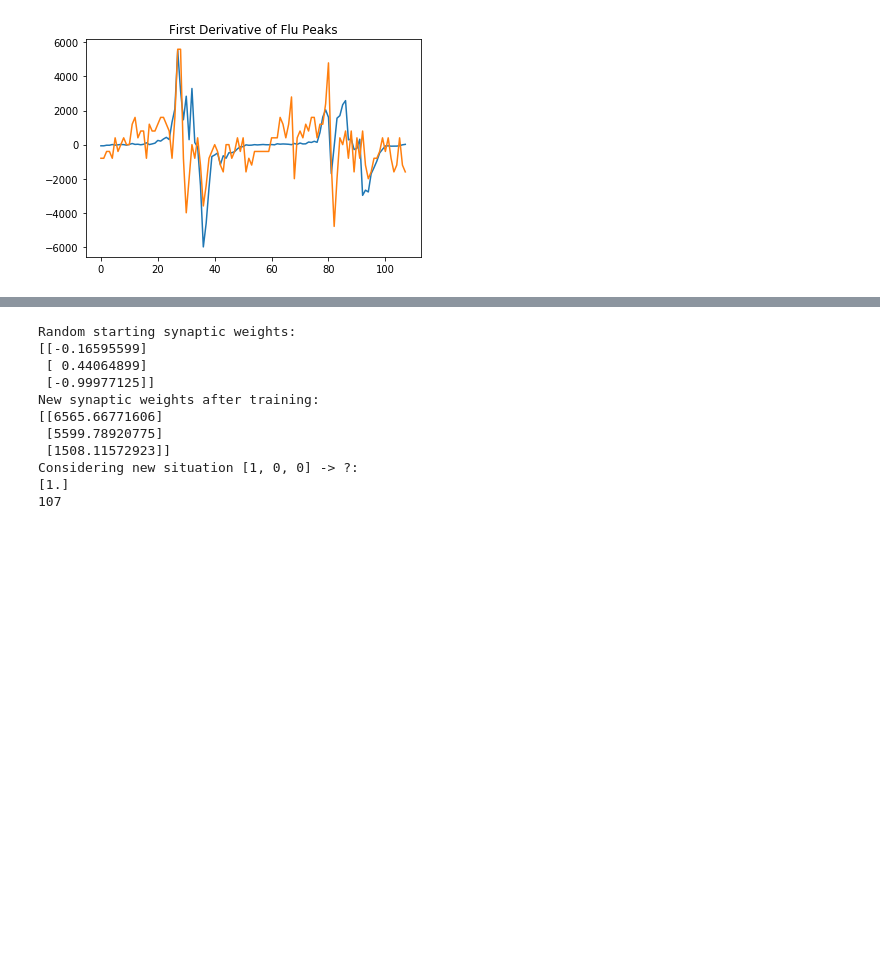
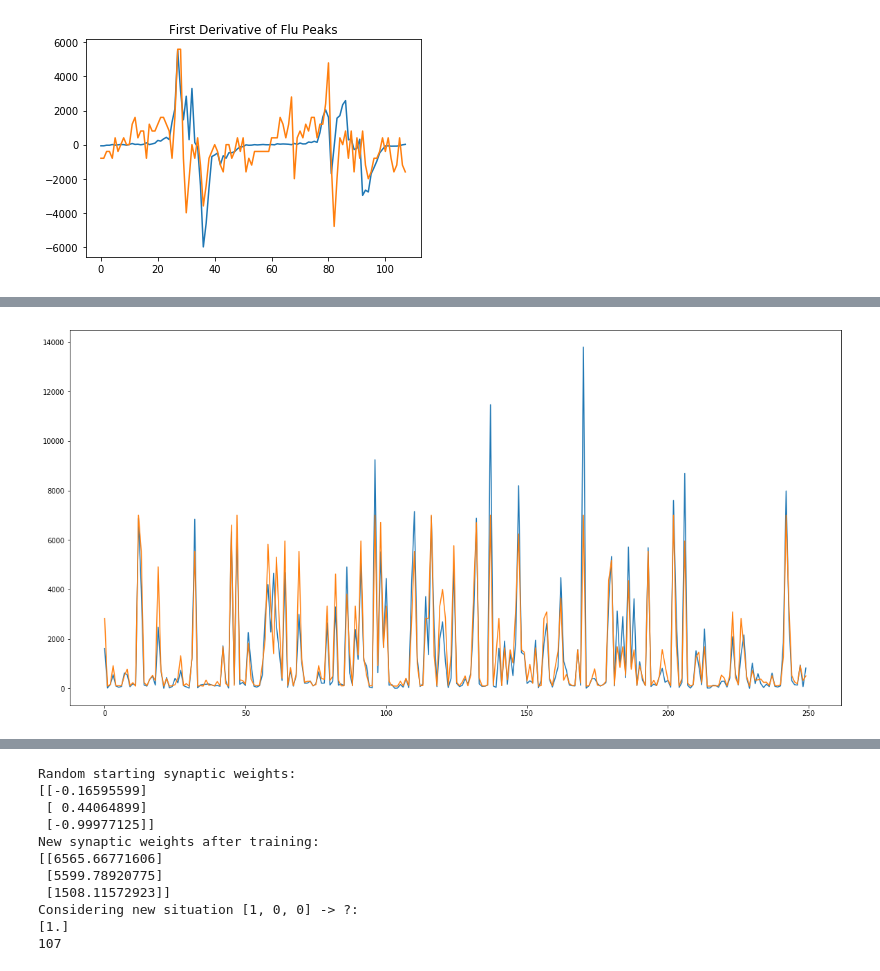
Before and after one commit to shreyaj1212/Influenza-Trends, a Jupyter notebook: Regression-People Tested.ipynb, the cells around one changed output, grey strips where cells are left out. Cells and saved outputs as stored; diff of their text form; code cells hidden in the pictures; blank space fills up the shorter version.

```diff
--- a/Regression-People Tested.ipynb
+++ b/Regression-People Tested.ipynb
@@ -105,3 +145,90 @@ data.head()
 data = data.rename(columns={0:'total spec derv',1:'cough derv'})
 # %%
 data['cough derv']=data['cough derv']*100
+# %%
+############# BASED ON GRAPHS, THIS IS DEFINITELY OVERFITTING
+from sklearn.model_selection import train_test_split
+from sklearn.ensemble import RandomForestRegressor
+from sklearn.neural_network import MLPRegressor
+from sklearn.tree import DecisionTreeRegressor
+from sklearn.ensemble import GradientBoostingRegressor
+from sklearn.ensemble import ExtraTreesRegressor
+
+fig = plt.figure(figsize=(20,10))
+data['FLU'] = data['FLU'].replace('<1',0)
+dat = data[data['YEAR']==2004].append(data[data['YEAR']==2005]).append(data[data['YEAR']==2006]).append(data[data['YEAR']==2007]).append(data[data['YEAR']==2008]).append(data[data['YEAR']==2010])
+dat = data[data['YEAR']==2011].append(data[data['YEAR']==2012]).append(data[data['YEAR']==2013]).append(data[data['YEAR']==2014]).append(data[data['YEAR']==2015]).append(data[data['YEAR']==2016])
+
+data_train, data_val = train_test_split(dat, test_size = 0.20, random_state = 0)
+y_train = data_train['total cases']
+y_test = data_val['total cases']
+
+X_train = data_train[['COUGH','CC','FLU','PREV','VACC','GRIPE','INF_SYMP','sines','cos']]
+X_test = data_val[['COUGH','CC','FLU','PREV','VACC','GRIPE','INF_SYMP','sines','cos']]
+
+from sklearn.linear_model import ElasticNet
+from sklearn.kernel_ridge import KernelRidge
+
+#clf = KernelRidge(kernel='poly',degree=3)
+clf = RandomForestRegressor(max_depth=6,min_samples_leaf=10) #<<<<<<<#################################################################################
+#clf = MLPRegressor(max_iter=1000,hidden_layer_sizes=200)
+#clf = DecisionTreeRegressor(max_depth=8,min_samples_leaf=15)
+#clf = GradientBoostingRegressor(n_estimators=200,min_weight_fraction_leaf=0.40)
+#clf = ExtraTreesRegressor(n_estimators=200,min_weight_fraction_leaf=0.40)
+clf.fit(X_train, y_train)
+
+from sklearn.metrics import auc
+
+y_train = np.array(y_train).reshape(len(y_train))
+y_test = np.array(y_test).reshape(len(y_test))
+y_train_predict = clf.predict(X_train).reshape(len(X_train))
+y_test_predict = clf.predict(X_test).reshape(len(X_test))
+for i in range(len(y_train_predict)):
+    if y_train_predict[i]<0.0:
+        y_train_predict[i]=abs(y_train_predict[i])
+
+for i in range(len(y_test_predict)):
+    if y_test_predict[i]<0.0:
+        y_test_predict[i]=abs(y_test_predict[i])
+
+train_rmse = np.sqrt(((y_train-y_train_predict)**2).mean())
+test_rmse = np.sqrt(((y_test-y_test_predict)**2).mean())
+
+print('RMSE')
+train_deeta = {'true': y_train,"pred": y_train_predict,"error": abs(y_train-y_train_predict),'percent err': abs(100*(y_train_predict-y_train)/y_train )}
+test_deeta = {'true': y_test,"pred": y_test_predict,"error": abs(y_test-y_test_predict),'percent err': abs(100*(y_test_predict-y_test)/y_test )}
+
+print(train_rmse)
+print('Test rmse '+ str(test_rmse))
+print("Average % Err:")
+train_compare = pd.DataFrame(train_deeta)
+test_compare = pd.DataFrame(test_deeta)
+train_compare['percent err']=train_compare['percent err'].replace(np.inf,np.nan)
+test_compare['percent err']=test_compare['percent err'].replace(np.inf,np.nan)
+
+train_compare[train_compare['percent err']==np.nan]
+test_compare[test_compare['percent err']==np.nan]
+print(train_compare['percent err'].mean())
+print('test'+str(test_compare['percent err'].mean()))
+
+print("Train")
+print(train_compare.head(10), "\n")
+print('test')
+print(test_compare.head(10), "\n")
+
+x=np.arange(0,len(train_compare))
+y=train_compare['true']#.iloc[0:150]
+plt.plot(x,y)
+
+y=train_compare['pred']#.iloc[0:150]
+plt.plot(x,y)
+plt.show()
+x=np.arange(0,len(test_compare))
+y=test_compare['true']#.iloc[0:150]
+plt.plot(x,y)
+
+y=test_compare['pred']#.iloc[0:150]
+plt.plot(x,y)
+
+plt.show()
+# %% [output]
@@ -107,0 +252 @@ data['cough derv']=data['cough derv']*100
+[figure, added]
```
Also changed, not shown: parts of 11 cells of this notebook, 2 other files.
